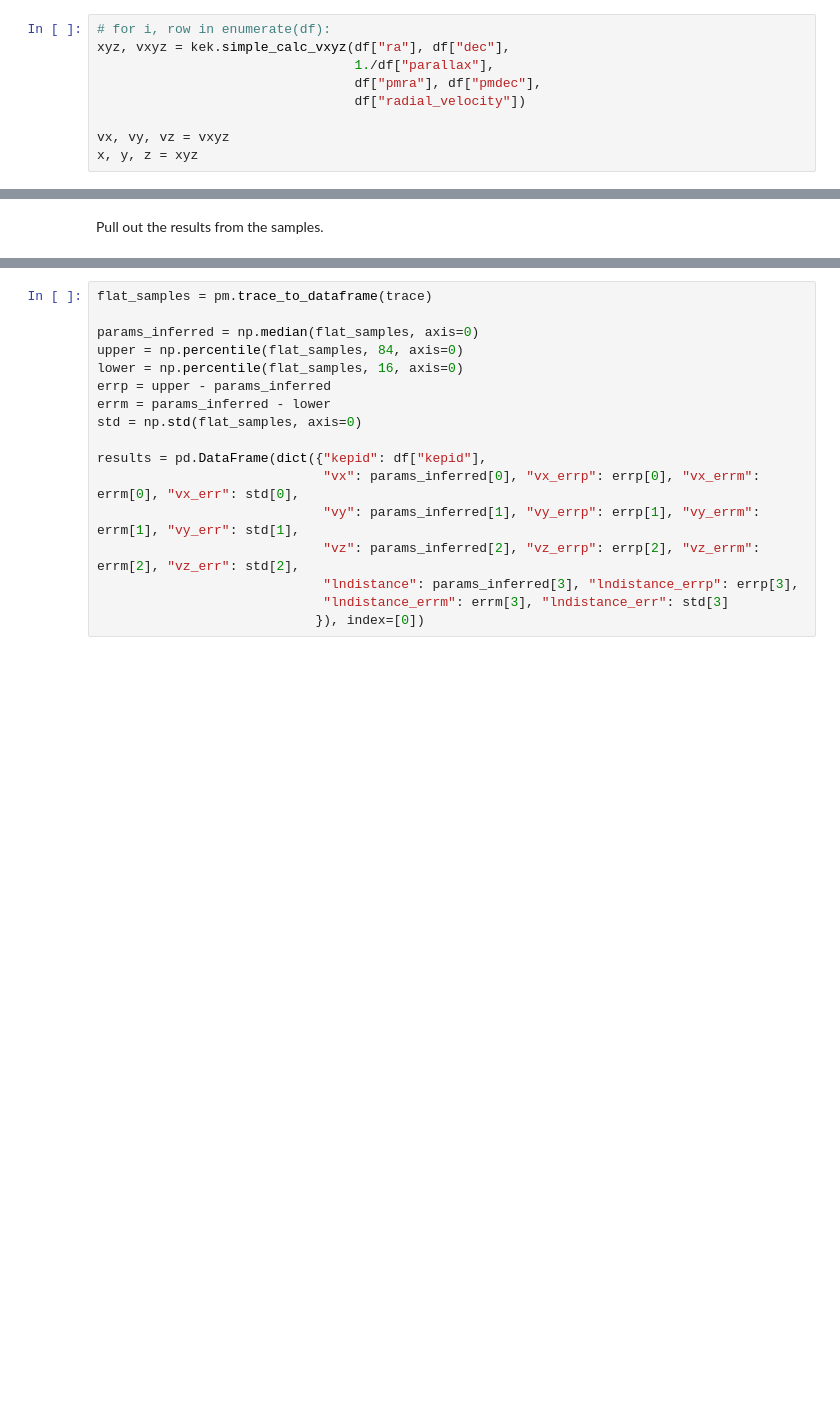
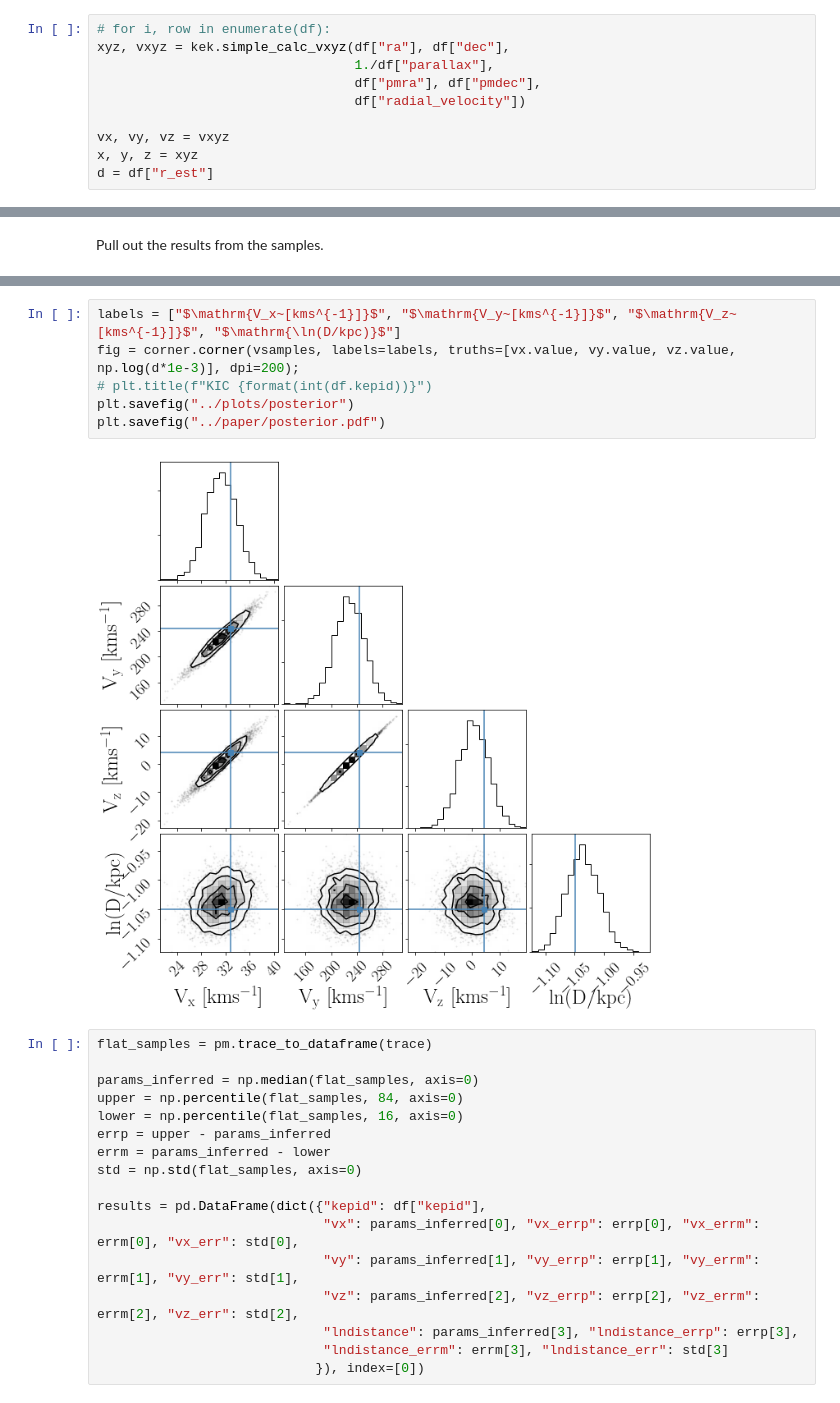
Before and after one commit to RuthAngus/kepler_kinematics, a Jupyter notebook: notebooks/Demo_Notebook.ipynb, the cells around one changed output, grey strips where cells are left out. Drawn from its saved outputs; the diff is of its cells as text; blank space fills up the shorter version.

```diff
--- a/notebooks/Demo_Notebook.ipynb
+++ b/notebooks/Demo_Notebook.ipynb
@@ -33,6 +41,7 @@ xyz, vxyz = kek.simple_calc_vxyz(df["ra"], df["dec"],
 
 vx, vy, vz = vxyz
 x, y, z = xyz
+d = df["r_est"]
 # %% [markdown]
 Now let's infer the 3D velocities of the star. First we'll create arrays of position, parallax, and proper motion.
 # %%
@@ -88,3 +104,11 @@ print(np.median(trace.posterior["vxyz"].values, axis=(0, 1)))
+# %%
+labels = ["$\mathrm{V_x~[kms^{-1}]}$", "$\mathrm{V_y~[kms^{-1}]}$", "$\mathrm{V_z~[kms^{-1}]}$", "$\mathrm{\ln(D/kpc)}$"]
+fig = corner.corner(vsamples, labels=labels, truths=[vx.value, vy.value, vz.value, np.log(d*1e-3)], dpi=200);
+# plt.title(f"KIC {format(int(df.kepid))}")
+plt.savefig("../plots/posterior")
+plt.savefig("../paper/posterior.pdf")
+# %% [output]
+[figure, added]
 # %%
 flat_samples = pm.trace_to_dataframe(trace)
 
```
Also changed, not shown: parts of 7 cells of this notebook, 7 other files.
